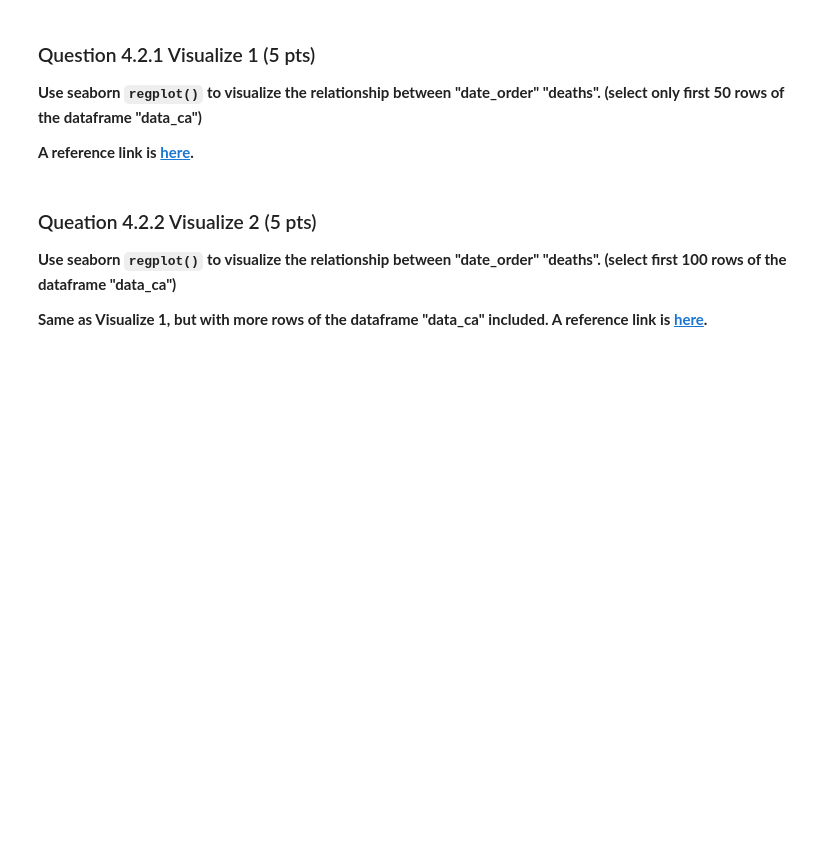
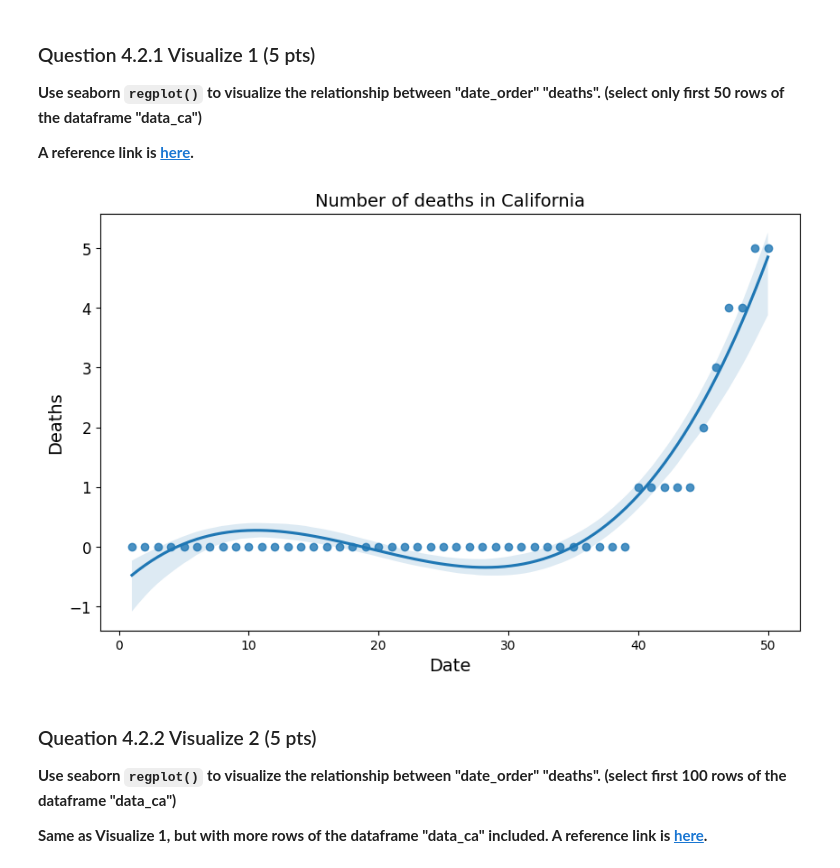
Before and after one commit to Mengxiao-Hu/CSE242, a Jupyter notebook: Assignment1.ipynb, the cells around one changed output. Drawn from its saved outputs; the diff is of its cells as text; code cells hidden in the pictures; blank space fills up the shorter version.

```diff
--- a/Assignment1.ipynb
+++ b/Assignment1.ipynb
@@ -221,16 +338,21 @@ data_ca.head()
 # %%
 data_ca['date_order'] = [i+1 for i in range(data_ca.shape[0])]
 
 ################# Your answer for Question 4.2.1   #################
 
 ################# Your code here (reminder: select "date_order" rather than "date") #################
 
+data_ca_50 = data_ca.head(50)
+plt.figure(figsize=(10, 6))
+sns.regplot(x='date_order', y='deaths', data=data_ca_50, order = 3, ci=95)
 
 plt.ylabel('Deaths', fontsize=14)
 plt.yticks(fontsize=12)
 plt.xlabel('Date', fontsize=14)
 plt.title('Number of deaths in California', fontsize=14)
 plt.show()
+# %% [output]
+[figure, added]
 # %% [markdown]
 ### Queation 4.2.2 Visualize 2 (5 pts)
 **Use seaborn <code>regplot()</code> to visualize the relationship between "date_order" "deaths". (select first 100 rows of the dataframe "data_ca")**
```
Also changed, not shown: parts of 25 cells of this notebook.
